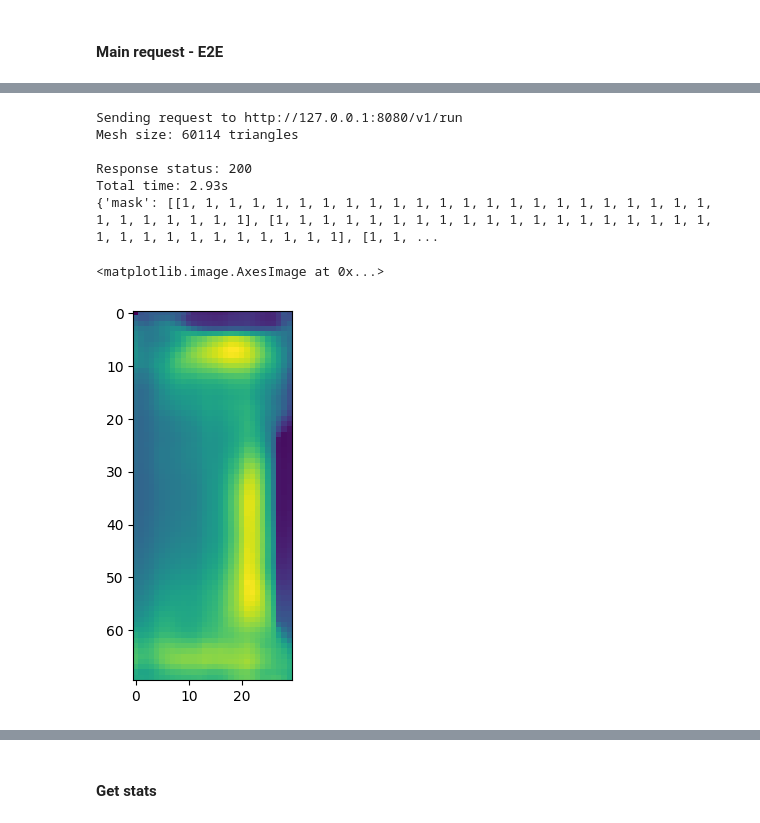
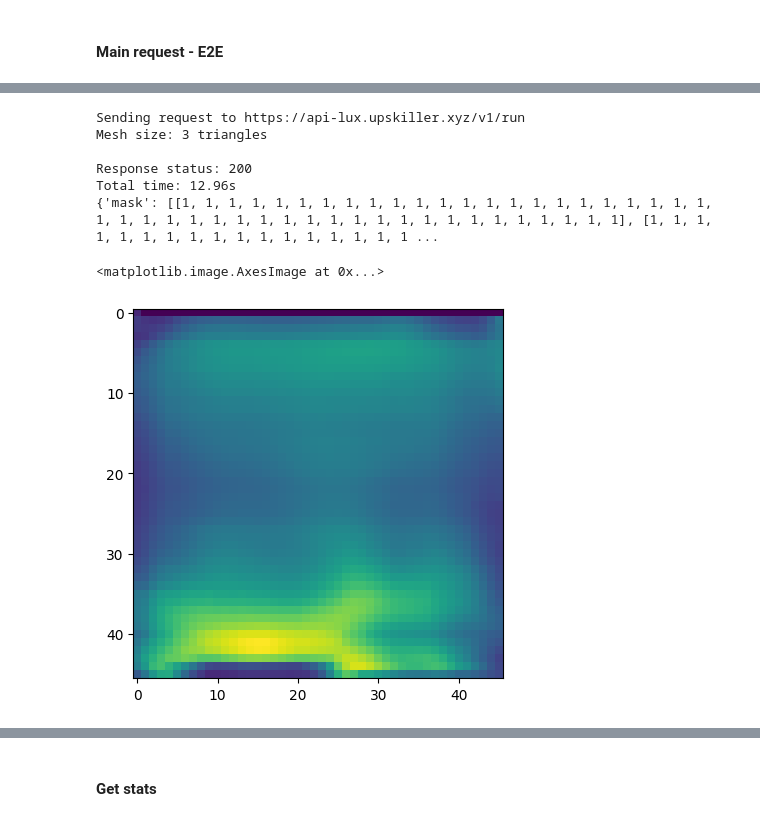
Before and after one commit to upskiller-xyz/server_lux, a Jupyter notebook: example/demo.ipynb, the cells around one changed output, grey strips where cells are left out. Cells and saved outputs as stored; diff of their text form; code cells hidden in the pictures.

```diff
--- a/example/demo.ipynb
+++ b/example/demo.ipynb
@@ -133,33 +185,40 @@ if API_TOKEN and API_TOKEN != "your_api_token_here":
 obstruction_request = {
             "model_type": "df_default",
             "parameters": {
-                "height_roof_over_floor": 19.7,
-                "floor_height_above_terrain": 2.71,
-                "room_polygon": [[0, 0], [0, 7], [-3, 7], [-3, 0]],
+                "height_roof_over_floor": 15,
+                "floor_height_above_terrain": 0.75,
+                "room_polygon": [[1.21, 5.81],
+                    [1.21, 1.21],
+                    [5.81, 1.21],
+                    [5.81, 5.81]],
                 "windows": {
-
                     "test_window_1": {
-                        "x1": -0.4, "y1": 7, "z1": 2.8,
-                        "x2": -2, "y2": 7.3, "z2": 5.4,
-                        "window_frame_ratio": 0.41,
-                        # "direction_angle": 1.5708,
+                        'x1': 1.71,
+                        'x2': 3.71,
+                        'y1': 1.01,
+                        'y2': 1.21,
+                        'z1': 1.75,
+                        'z2': 3.3,
+                        'window_frame_ratio': 0.295,
+                        # "direction_angle": -1.5708,
                         # "obstruction_angle_horizon": [30 for a in horizon_angles],
                         # "obstruction_angle_zenith": [30 for a in zenith_angles]
                     },
-                    "test_window_2": {
-                        "x1": 0, "y1": 1, "z1": 2.8,
-                        "x2": 0.4, "y2": 4.8, "z2": 5.4,
-                        "window_frame_ratio": 0.41,
-                        # "direction_angle": 0,
-                        # "obstruction_angle_horizon": [0 for a in horizon_angles],
-                        # "obstruction_angle_zenith": [0 for a in zenith_angles]
-                    }
+                    # "test_window_2": {
+                    #     "x1": 0, "y1": 1, "z1": 2.8,
+                    #     "x2": 0.4, "y2": 1.8, "z2": 5.4,
+                    #     "window_frame_ratio": 0.41,
+                    #     # "direction_angle": 0,
+                    #     # "obstruction_angle_horizon": [0 for a in horizon_angles],
+                    #     # "obstruction_angle_zenith": [0 for a in zenith_angles]
+                    # }
 
                 }
             },
-            "mesh": r["mesh"] #[[0,0,0],[0,1,0],[1,0,0]]
+            "mesh": [[0,0,0],[0,1,0],[1,0,0]] # r["mesh"] #
         }
-
+# r["mesh"] = [[0,0,0],[0,1,0],[1,0,0]]
+# obstruction_request = r
 # obstruction_request["model_type"] = "df_default_2.0.1"
 print(f"Sending request to {SERVER_URL}/run")
 print(f"Mesh size: {len(obstruction_request['mesh'])} triangles")
@@ -184,16 +243,14 @@ if response.status_code == 200:
 else:
     print(f"\n❌ HTTP Error {response.status_code}: {response.text[:200]}")
 # %% [output]
-Sending request to http://127.0.0.1:8080/v1/run
-Mesh size: 60114 triangles
+Sending request to https://api-lux.upskiller.xyz/v1/run
+Mesh size: 3 triangles
 
 Response status: 200
-Total time: 2.93s
-{'mask': [[1, 1, 1, 1, 1, 1, 1, 1, 1, 1, 1, 1, 1, 1, 1, 1, 1, 1, 1, 1, 1, 1, 1, 1, 1, 1, 1, 1, 1, 1], [1, 1, 1, 1, 1, 1, 1, 1, 1, 1, 1, 1, 1, 1, 1, 1, 1, 1, 1, 1, 1, 1, 1, 1, 1, 1, 1, 1, 1, 1], [1, 1, ...
+Total time: 12.96s
+{'mask': [[1, 1, 1, 1, 1, 1, 1, 1, 1, 1, 1, 1, 1, 1, 1, 1, 1, 1, 1, 1, 1, 1, 1, 1, 1, 1, 1, 1, 1, 1, 1, 1, 1, 1, 1, 1, 1, 1, 1, 1, 1, 1, 1, 1, 1, 1], [1, 1, 1, 1, 1, 1, 1, 1, 1, 1, 1, 1, 1, 1, 1, 1, 1 ...
-# %%
-res = response.json()
-img = res["result"]
-plt.imshow(np.array(img))
-# %% [output]
-<matplotlib.image.AxesImage at 0x...>
-[figure, removed]
+# %%
+plt.imshow(res["result"])
+# %% [output]
+<matplotlib.image.AxesImage at 0x...>
+[figure, added]
```
Also changed, not shown: parts of 27 cells of this notebook.
